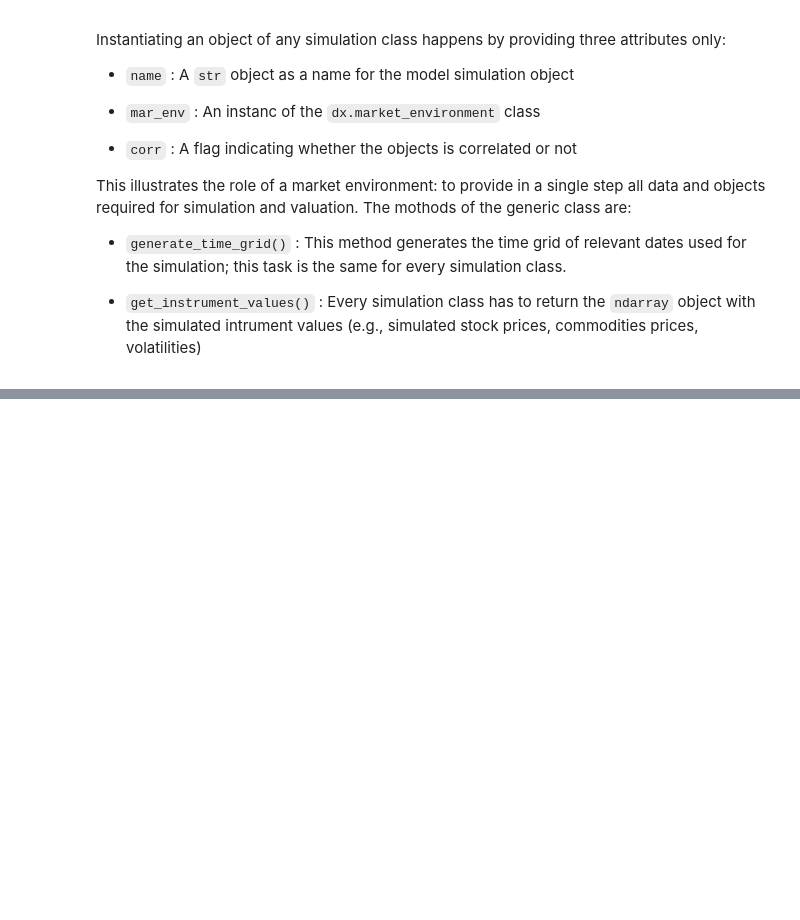
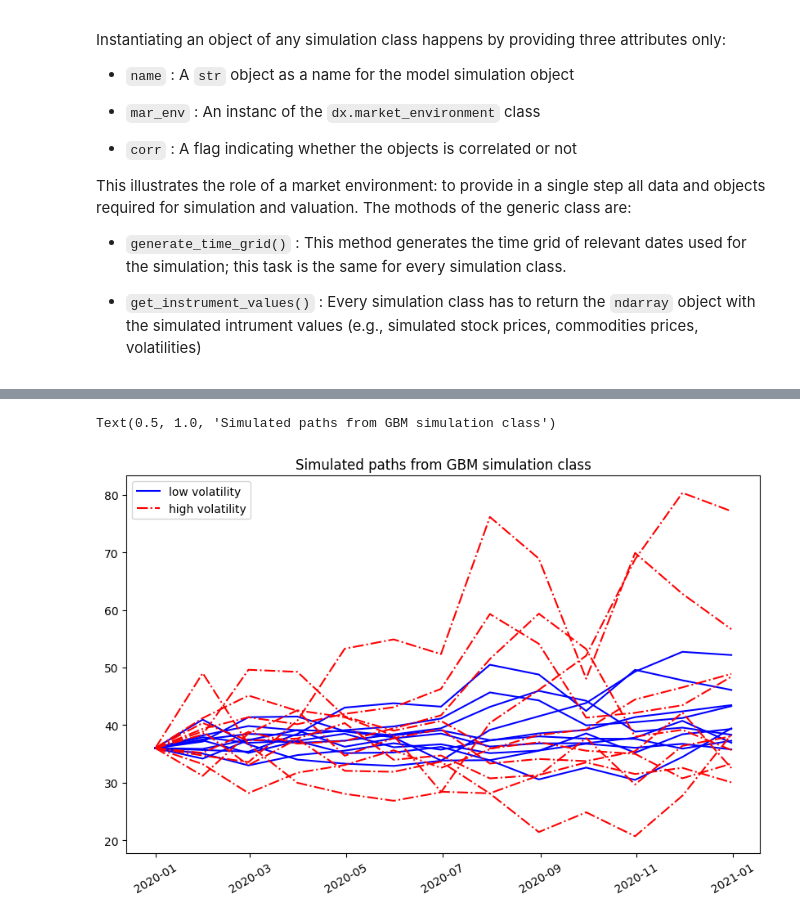
Before and after one commit to ahn283/finance, a Jupyter notebook: python_for_finance/simulation_of_financial_models.ipynb, the cells around one changed output, grey strips where cells are left out. Saved outputs shown, nothing was run; the diff lists cells and outputs as text; code cells hidden in the pictures; blank space fills up the shorter version.

```diff
--- a/python_for_finance/simulation_of_financial_models.ipynb
+++ b/python_for_finance/simulation_of_financial_models.ipynb
@@ -144,0 +180,9 @@ Table below shows all components a `dx.market_environment` object must contain f
+# %%
+csr = constant_short_rate('csr', 0.06)
+# %%
+me_gbm.add_curve('discount_curve', csr)
+# %%
+from dx.geometric_brownian_motion import geometric_brownian_motion
+
+# instantiates the simulation object
+gbm = geometric_brownian_motion('gbm', me_gbm, corr=False)
@@ -144,0 +224,3 @@ Table below shows all components a `dx.market_environment` object must contain f
+# %%
+# updates the volatility parameter and repeats the simulation
+gbm.update(volatility=0.5)
@@ -144,0 +232,13 @@ Table below shows all components a `dx.market_environment` object must contain f
+# %%
+import matplotlib.pyplot as plt
+
+plt.figure(figsize=(10, 6))
+p1 = plt.plot(gbm.time_grid, paths_1[:, :10], 'b')
+p2 = plt.plot(gbm.time_grid, pahts_2[:, :10], 'r-.')
+l1 = plt.legend([p1[0], p2[0]], ['low volatility', 'high volatility'], loc=2)
+# plt.gca().add_artist(11)
+plt.xticks(rotation=30)
+plt.title('Simulated paths from GBM simulation class')
+# %% [output]
+Text(0.5, 1.0, 'Simulated paths from GBM simulation class')
+[figure, added]
```
Also changed, not shown: parts of 24 cells of this notebook, 7 other files.
